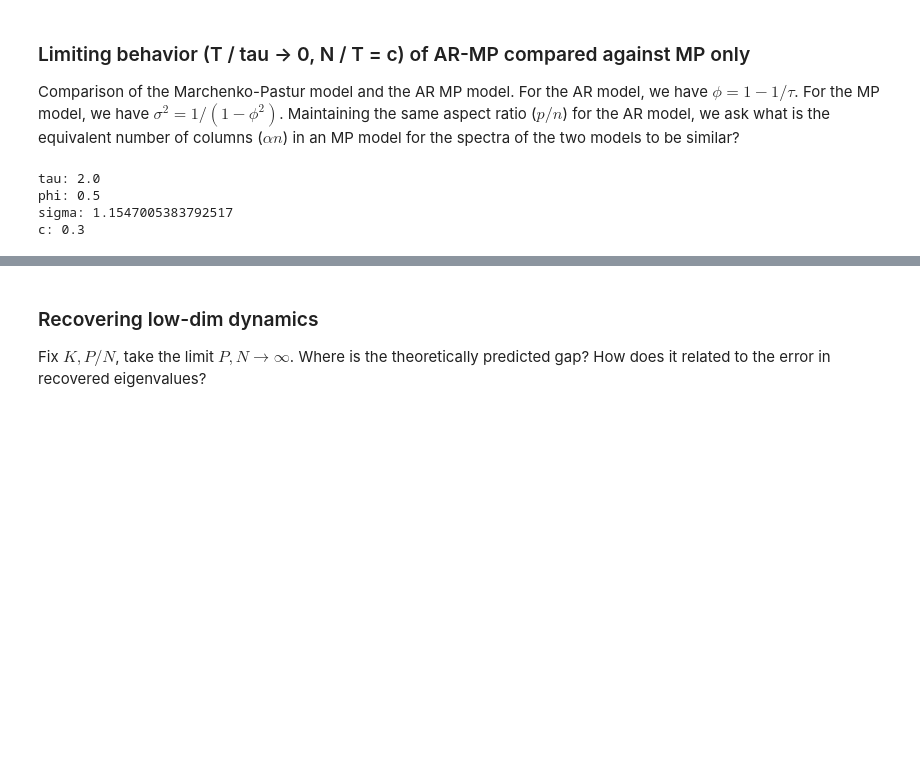
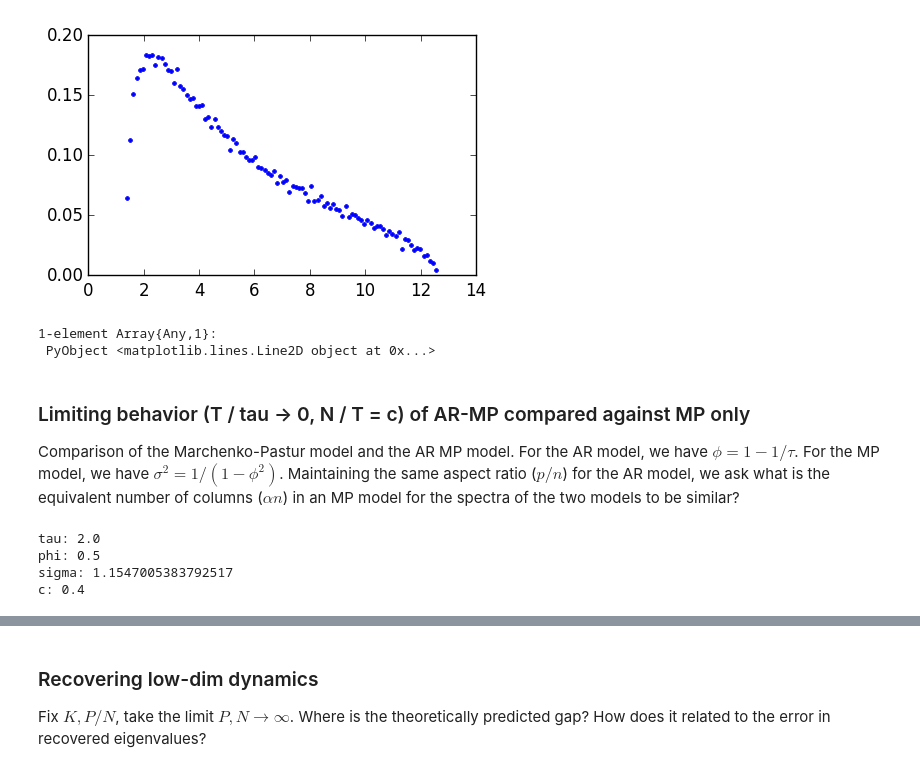
Before and after one commit to ganguli-lab/single-trial, a Jupyter notebook: AR MP.ipynb, the cells around one changed output, grey strips where cells are left out. Saved outputs shown, nothing was run; the diff lists cells and outputs as text; code cells hidden in the pictures; blank space fills up the shorter version.

```diff
--- a/AR MP.ipynb
+++ b/AR MP.ipynb
@@ -30,3 +47,18 @@ plot(l1, l2, Scale.y_sqrt)
+# %%
+sampleSpec = randSpec(model, 10)
+
+bins = linspace(minimum(sampleSpec), maximum(sampleSpec), 101)
+_, counts = hist(sampleSpec, bins)
+counts /= sum(counts) * mean(diff(bins))
+
+figure(figsize=(5, 3))
+plot((bins[1:end - 1] + bins[2:end]) / 2, counts, "b.")
+#x = logspace(log10(sqrt(l + 1e-6)), log10(sqrt(u - 1e-6)), 100)
+#plot(x, map(t -> spec(model)(t^2) * 2 * t * model.c, x), "r")
+# %% [output]
+[figure, added]
+1-element Array{Any,1}:
+ PyObject <matplotlib.lines.Line2D object at 0x...>
 # %% [markdown]
 ### Limiting behavior (T / tau -> 0, N / T = c) of AR-MP compared against MP only
 
@@ -34,7 +66,7 @@ Comparison of the Marchenko-Pastur model and the AR MP model. For the AR model,
 # %%
 tau = 2.0; phi = 1.0 - 1.0 / tau
 sigma = 1 / sqrt(1 - phi^2)
-c = 0.3;
+c = 0.4;
 println("tau: ", tau)
 println("phi: ", phi)
 println("sigma: ", sigma)
@@ -43,7 +75,7 @@ println("c: ", c)
 tau: 2.0
 phi: 0.5
 sigma: 1.1547005383792517
-c: 0.3
+c: 0.4
 # %%
 using Optim
 
```
Also changed, not shown: parts of 10 cells of this notebook, 4 other files.
